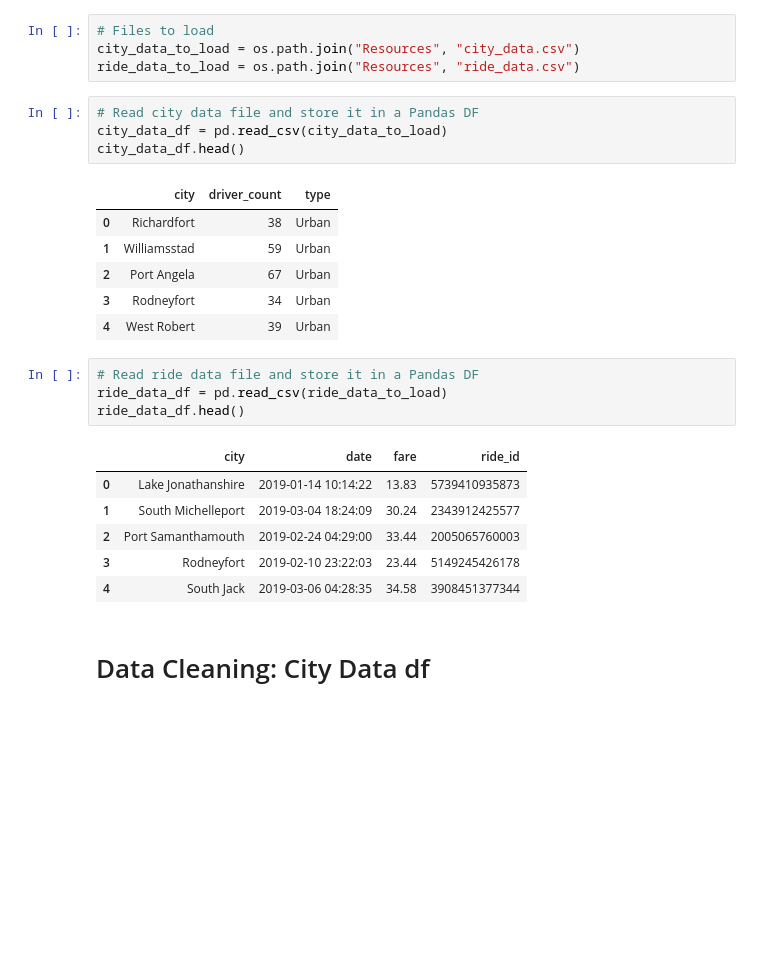
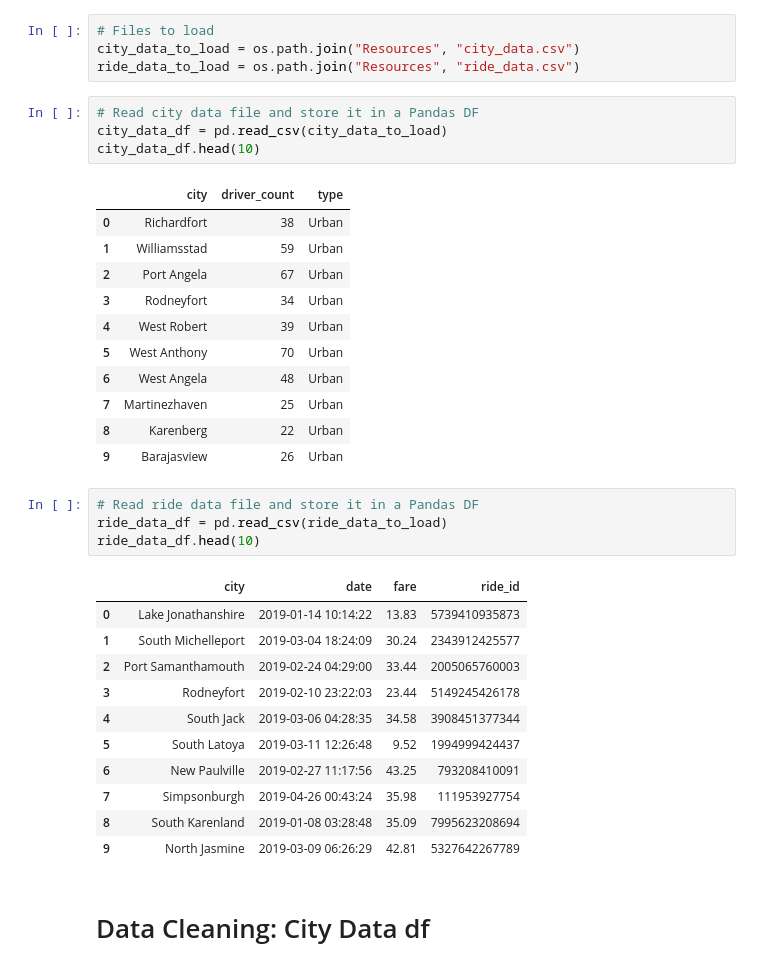
Before and after one commit to SoumyaAbraham/PyBer_Analysis, a Jupyter notebook: PyBer_Analysis.ipynb, the cells around one changed output. Saved outputs shown, nothing was run; the diff lists cells and outputs as text; blank space fills up the shorter version.

```diff
--- a/PyBer_Analysis.ipynb
+++ b/PyBer_Analysis.ipynb
@@ -15,7 +15,7 @@ ride_data_to_load = os.path.join("Resources", "ride_data.csv")
 # %%
 # Read city data file and store it in a Pandas DF
 city_data_df = pd.read_csv(city_data_to_load)
-city_data_df.head()
+city_data_df.head(10)
 # %% [output]
 |  | city | driver_count | type |
 | 0 | Richardfort | 38 | Urban |
@@ -23,17 +23,27 @@ city_data_df.head()
 | 2 | Port Angela | 67 | Urban |
 | 3 | Rodneyfort | 34 | Urban |
 | 4 | West Robert | 39 | Urban |
+| 5 | West Anthony | 70 | Urban |
+| 6 | West Angela | 48 | Urban |
+| 7 | Martinezhaven | 25 | Urban |
+| 8 | Karenberg | 22 | Urban |
+| 9 | Barajasview | 26 | Urban |
 # %%
 # Read ride data file and store it in a Pandas DF
 ride_data_df = pd.read_csv(ride_data_to_load)
-ride_data_df.head()
+ride_data_df.head(10)
 # %% [output]
 |  | city | date | fare | ride_id |
 | 0 | Lake Jonathanshire | 2019-01-14 10:14:22 | 13.83 | 5739410935873 |
 | 1 | South Michelleport | 2019-03-04 18:24:09 | 30.24 | 2343912425577 |
 | 2 | Port Samanthamouth | 2019-02-24 04:29:00 | 33.44 | 2005065760003 |
 | 3 | Rodneyfort | 2019-02-10 23:22:03 | 23.44 | 5149245426178 |
 | 4 | South Jack | 2019-03-06 04:28:35 | 34.58 | 3908451377344 |
+| 5 | South Latoya | 2019-03-11 12:26:48 | 9.52 | 1994999424437 |
+| 6 | New Paulville | 2019-02-27 11:17:56 | 43.25 | 793208410091 |
+| 7 | Simpsonburgh | 2019-04-26 00:43:24 | 35.98 | 111953927754 |
+| 8 | South Karenland | 2019-01-08 03:28:48 | 35.09 | 7995623208694 |
+| 9 | North Jasmine | 2019-03-09 06:26:29 | 42.81 | 5327642267789 |
 # %% [markdown]
 # Data Cleaning: City Data df
 # %%
```
Also changed, not shown: parts of 75 cells of this notebook.
